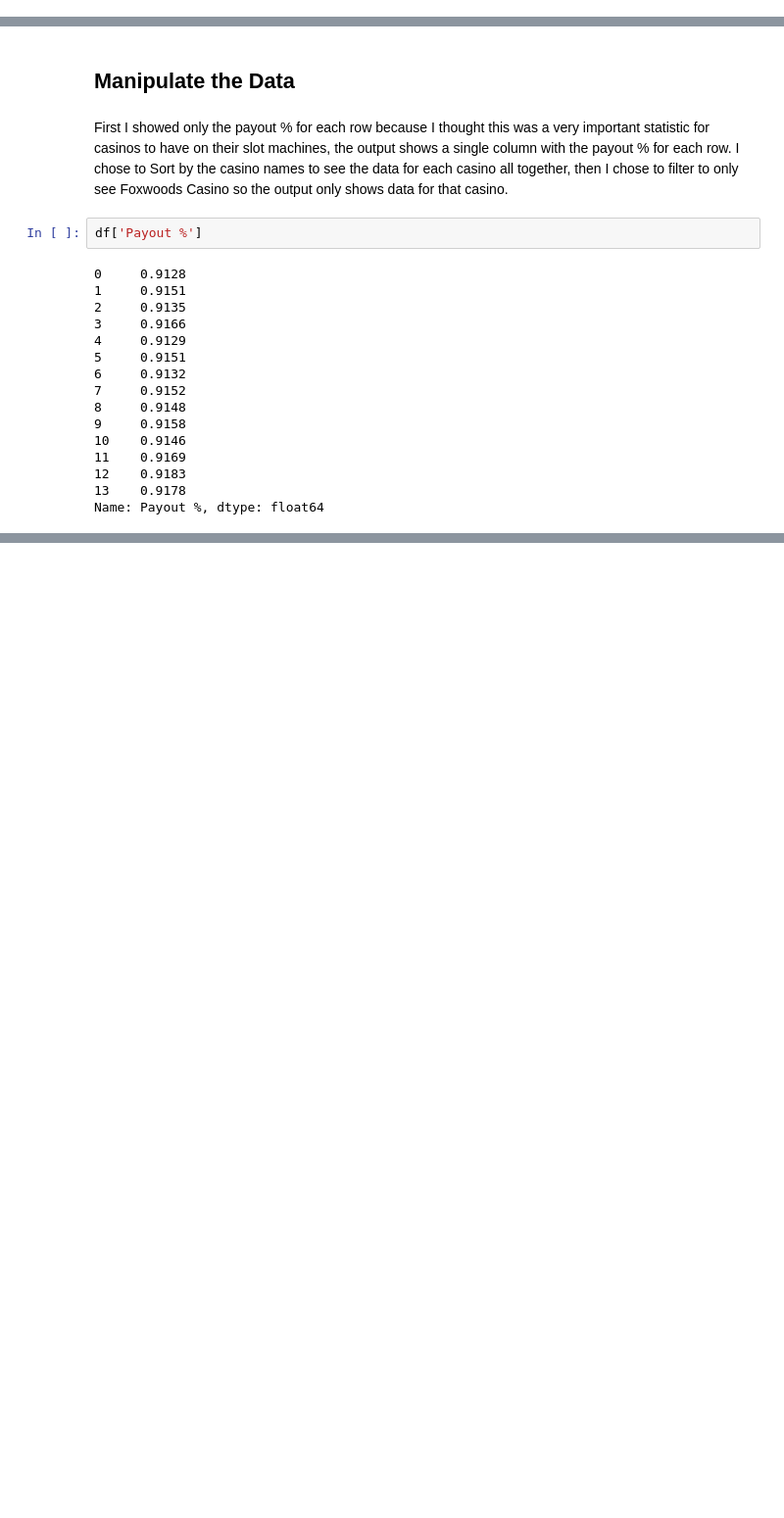
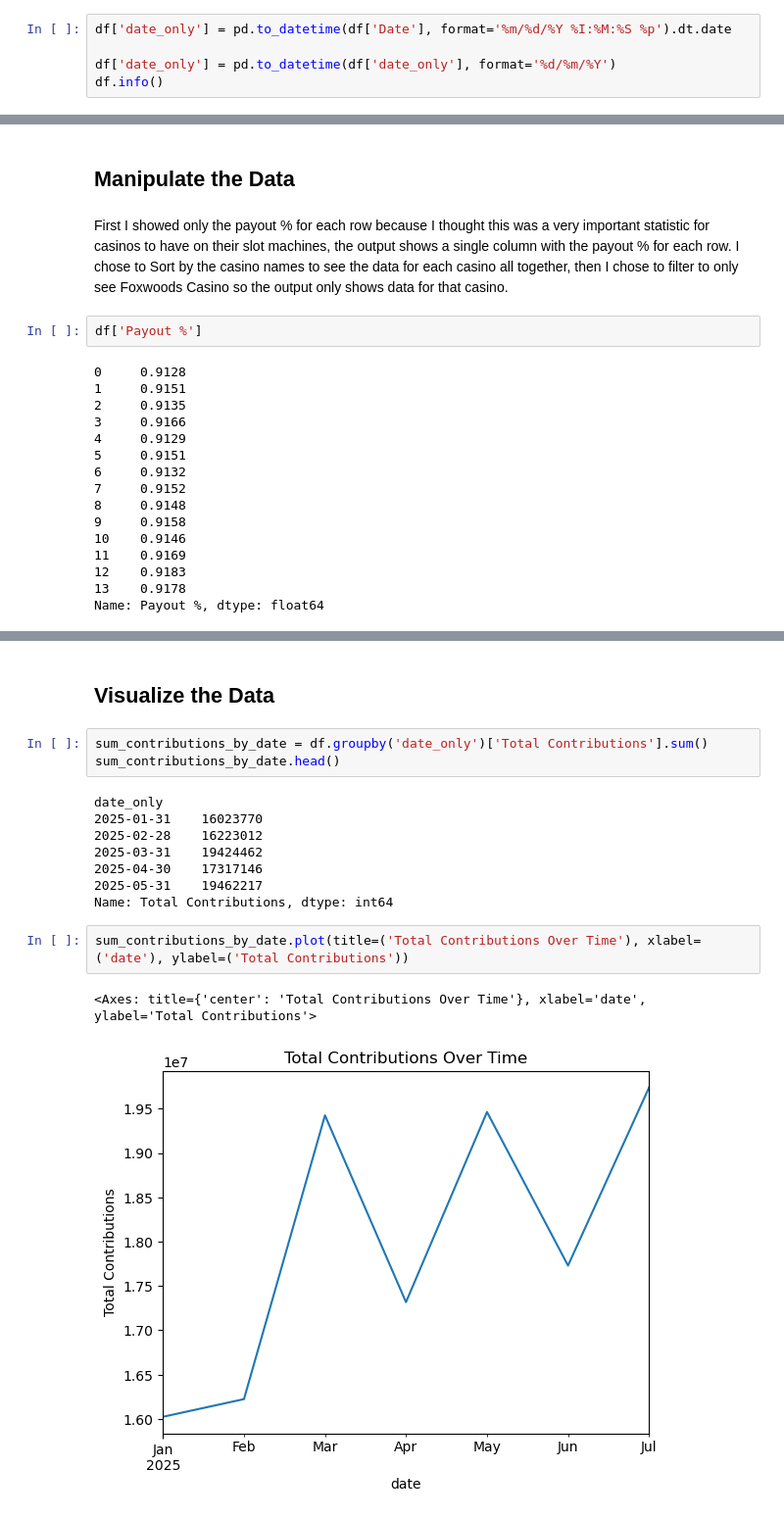
Before and after one commit to nickboudreau06/IA-340-Fall2025, a Jupyter notebook: lab2.ipynb, the cells around one changed output, grey strips where cells are left out. Shown: that part at 98% size. Cells and saved outputs as stored; diff of their text form; blank space fills up the shorter version.

```diff
--- a/lab2.ipynb
+++ b/lab2.ipynb
@@ -91,3 +91,8 @@ Win (9)                                      0
 Handle                                       0
 Footnotes                                    0
 dtype: int64
+# %%
+df['date_only'] = pd.to_datetime(df['Date'], format='%m/%d/%Y %I:%M:%S %p').dt.date
+
+df['date_only'] = pd.to_datetime(df['date_only'], format='%d/%m/%Y')
+df.info()
@@ -157,3 +180,21 @@ df[df['Casino']== 'Foxwoods']
 | 8 | Foxwoods | 03/31/2025 12:00:00 AM | 2024/2025 | 8123528 | 8123528 | 0 | ... |
 | 10 | Foxwoods | 02/28/2025 12:00:00 AM | 2024/2025 | 6932366 | 6932366 | 0 | ... |
 | 12 | Foxwoods | 01/31/2025 12:00:00 AM | 2024/2025 | 6702229 | 6702229 | 0 | ... |
+# %% [markdown]
+## Visualize the Data
+# %%
+sum_contributions_by_date = df.groupby('date_only')['Total Contributions'].sum()
+sum_contributions_by_date.head()
+# %% [output]
+date_only
+2025-01-31    16023770
+2025-02-28    16223012
+2025-03-31    19424462
+2025-04-30    17317146
+2025-05-31    19462217
+Name: Total Contributions, dtype: int64
+# %%
+sum_contributions_by_date.plot(title=('Total Contributions Over Time'), xlabel=('date'), ylabel=('Total Contributions'))
+# %% [output]
+<Axes: title={'center': 'Total Contributions Over Time'}, xlabel='date', ylabel='Total Contributions'>
+[figure, added]
```
Also changed, not shown: parts of 4 cells of this notebook, 1 other file.
